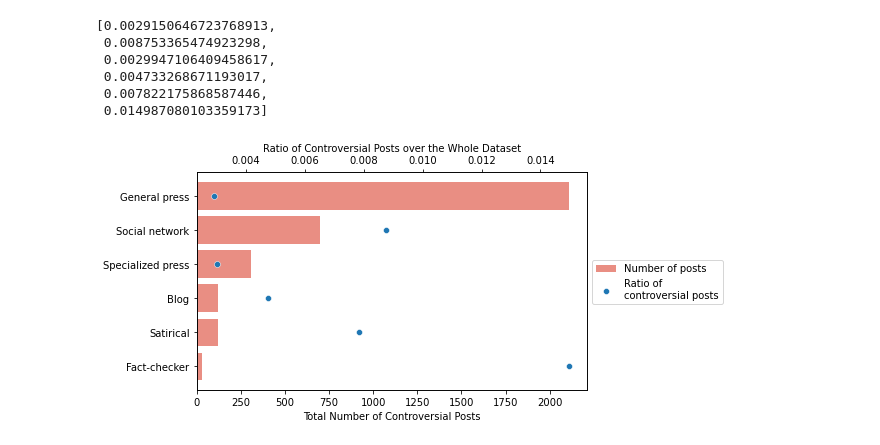
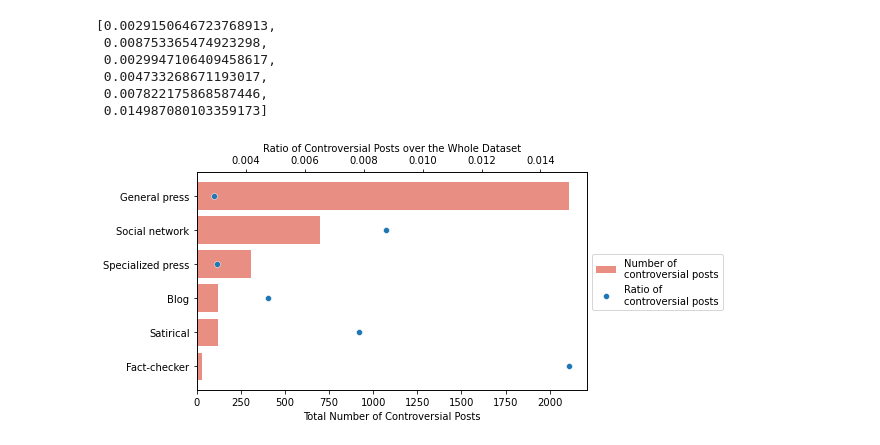
Before and after one commit to PlanTL-GOB-ES/controversy-detection-model, a Jupyter notebook: src/statistics/plots_article.ipynb, the cells around one changed output. Cells and saved outputs as stored; diff of their text form; code cells hidden in the pictures.

Commit message:
plot improvements

```diff
--- a/src/statistics/plots_article.ipynb
+++ b/src/statistics/plots_article.ipynb
@@ -132,22 +132,22 @@ import matplotlib.pyplot as plt
 # %%
 fig, ax1 = plt.subplots(figsize=(7,4)) # we create a figure that is going to contain subplots
 
 ax2 = ax1.twiny() # we create a second twin axis that will share the x axis of the first!
 
-sns.barplot(controversial_sorted, types_sorted, color = '#FA8072', ax = ax1, label="Number of posts")
+sns.barplot(controversial_sorted, types_sorted, color = '#FA8072', ax = ax1, label="Number of\ncontroversial posts")
 
 sns.scatterplot(ratio_sorted, types_sorted, ax = ax2, label="Ratio of\ncontroversial posts")
 
 ax1.set_xlabel("Total Number of Controversial Posts", fontsize=10)
 #ax.set_yticklabels(media_classified.type)
 ax2.set_xlabel("Ratio of Controversial Posts over the Whole Dataset", fontsize=10)
 ax2.set_yticklabels(map(lambda x: x.capitalize(),types_sorted))
 
 fig.legend(loc='center left', bbox_to_anchor=(0.9, 0.5))
 ax2.get_legend().remove()
 
 # invert for largest on top
 #ax1.invert_yaxis()
 plt.savefig('../../output/visuals/media_counts.pdf', dpi=400, bbox_inches="tight")
 # %% [output]
-[figure, old version]
+[figure, new version]
```
